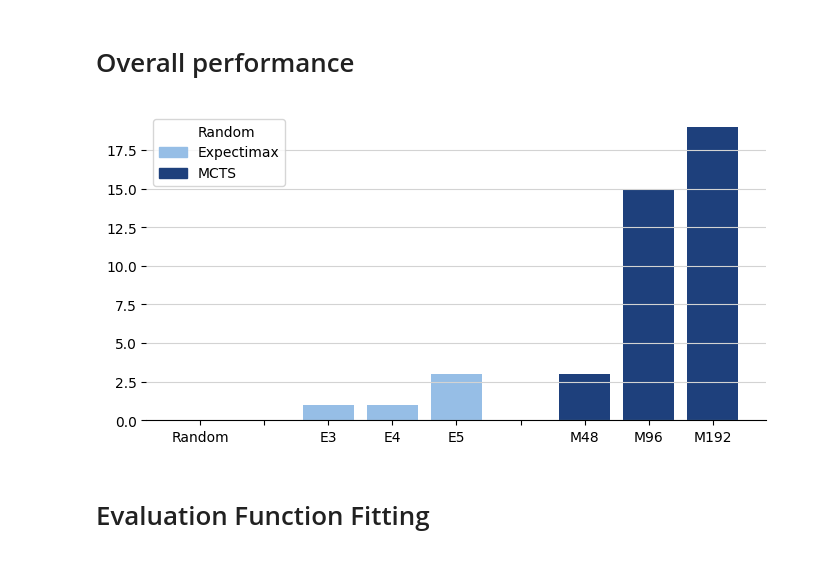
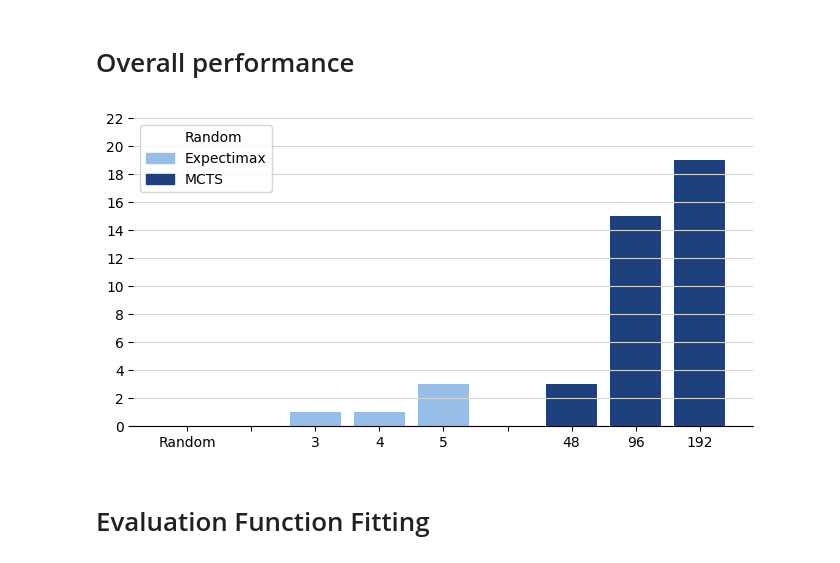
Before and after one commit to PSU-AI801-Group1-Fall-2024/2048-experiments, a Jupyter notebook: data-synthensis.ipynb, the cells around one changed output. Saved outputs shown, nothing was run; the diff lists cells and outputs as text; code cells hidden in the pictures.

```diff
--- a/data-synthensis.ipynb
+++ b/data-synthensis.ipynb
@@ -58,7 +58,7 @@ def bar_chart(x, y):
     plt.grid(axis = 'y', color = 'lightgrey')
     plt.show()
 # %%
-def grouped_bar_chart(x_groups, y_groups, group_labels):
+def grouped_bar_chart(x_groups, y_groups, group_labels, yticks = None):
     fig, ax1 = plt.subplots()
     fig.set_figwidth(8)
     fig.set_figheight(4)
@@ -96,6 +96,9 @@ def grouped_bar_chart(x_groups, y_groups, group_labels):
 
     ax1.set_xticks([i * 1 for i in range(0, len(xticks))], xticks)
 
+    if not yticks is None:
+        ax1.set_yticks(yticks)
+
     plt.legend(handles = legends)
 
     plt.grid(axis = 'y', color = 'lightgrey')
@@ -118,19 +121,19 @@ df_mcts_eval = pd.read_csv('./data/eval-mcts-48.csv').set_axis(['id', '0', '1',
 # %% [markdown]
 # Overall performance
 # %%
-grouped_bar_chart([["Random"], ["E3", "E4", "E5"], ["M48", "M96", "M192"]], [[0], [
+grouped_bar_chart([["Random"], ["3", "4", "5"], ["48", "96", "192"]], [[0], [
         won(df_expectimax_3).count()['Max Tile'],
         won(df_expectimax_4).count()['Max Tile'],
         won(df_expectimax_5).count()['Max Tile'],
     ], [
         won(df_mcts_48).count()['Max Tile'],
         won(df_mcts_96).count()['Max Tile'],
         won(df_mcts_192).count()['Max Tile'],
     ]],
-  ["Random", "Expectimax", "MCTS"]
+  ["Random", "Expectimax", "MCTS"], [i for i in range(0, 24, 2)]
  )
 # %% [output]
-[figure, old version]
+[figure, new version]
 # %% [markdown]
 # Evaluation Function Fitting
 # %% [markdown]
```
Also changed, not shown: parts of 2 cells of this notebook, 1 other file.
